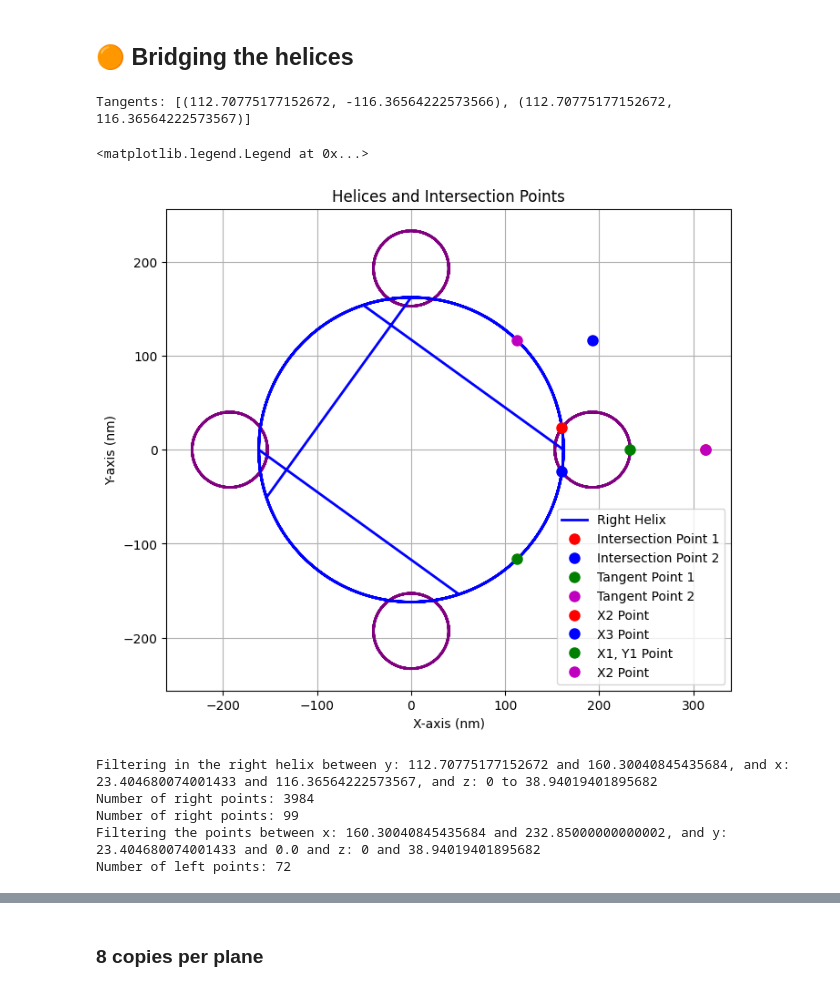
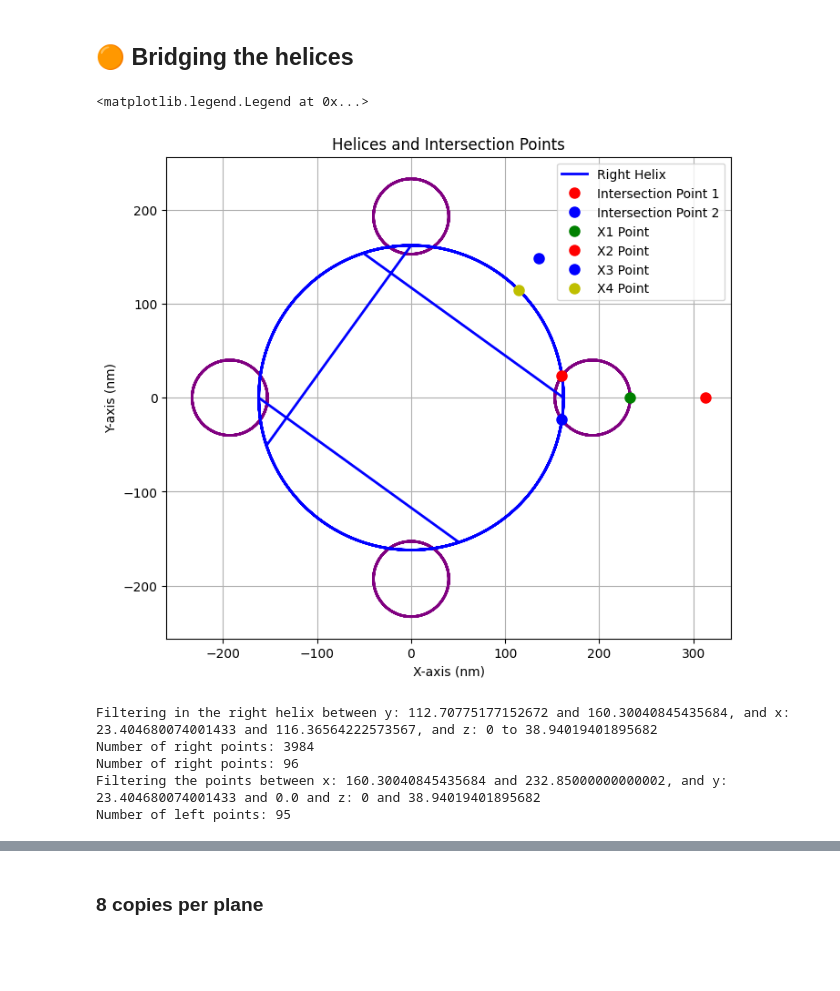
Before and after one commit to rubizarmiento/Chloroplast, a Jupyter notebook: remeshing.ipynb, the cells around one changed output, grey strips where cells are left out. Saved outputs shown, nothing was run; the diff lists cells and outputs as text; code cells hidden in the pictures; blank space fills up the shorter version.

Commit message:
Changed loop contruction to reduce the number of basic elements to 3

```diff
--- a/remeshing.ipynb
+++ b/remeshing.ipynb
@@ -4167,6 +4167,8 @@ OBJ file '/Users/rubi/Documents/GitHub/Chloroplast/models/subgrid_pitch_boxes_1n
 # %% [markdown]
 ## 🟠 Bridging the helices
 # %%
+
+
 tangent_angle = 0  # Angle left handed helix to draw the tangents (degrees)
 
 intersections = find_cicles_intersection(
@@ -4176,78 +4178,83 @@ intersections = find_cicles_intersection(
     c2=(0, 0)
 )
 
-x1, y1 = get_x_y_coordinantes_circle_angle(total_radius_left_helix, c1=(d_granum_helix, 0), angle=tangent_angle)
+x1, y1 = get_x_y_coordinantes_circle_angle(total_radius_left_helix, c1=(d_granum_helix, 0), angle=0)
+x4, y4 = get_x_y_coordinantes_circle_angle(total_radius_right_helix, c1=(0, 0), angle=45)
 
 
 
+#tangents = tangent_points_from_circle_point(
+#    c1=(d_granum_helix, 0),
+#    r1=total_radius_left_helix,
+#    c2=(0, 0),
+#    r2=total_radius_right_helix,
+#    point_on_c1=(x1, y1)
+#)
+#print("Tangents:", tangents)
 
-tangents = tangent_points_from_circle_point(
-    c1=(d_granum_helix, 0),
-    r1=total_radius_left_helix,
-    c2=(0, 0),
-    r2=total_radius_right_helix,
-    point_on_c1=(x1, y1)
-)
-print("Tangents:", tangents)
-
-x2 = x1 + 2*total_radius_left_helix
-y2= y1  # y2 is the same as y1 since the tangent is horizontal
-x3 = tangents[1][0] + 2*total_radius_left_helix
-y3 = tangents[1][1]  # y3 is the same as y2 since the tangent is horizontal
+x2 = x1 + 2*total_radius_left_helix  # right_helix end + total_radius_right_helix at 45 degrees
+y2= y1
+angle =45
+x3 = x4 + total_radius_left_helix * math.cos(angle) # left_helix end + total_radius_right_helix
+y3 = y4 + total_radius_left_helix * math.sin(angle)
 
 
 # Create a figure and axis
 fig, ax = plt.subplots(figsize=(8, 8))
 # Plot the left-handed helix
 for i in range(len(array_left_outer_helices)):
     helix = array_left_outer_helices[i].points
     ax.plot(helix[:, 0], helix[:, 1], color='purple', linewidth=2, label='Left Helix' if helix is array_left_outer_helices[0] else "")
 
 # Plot the right-handed helix
 ax.plot(combined_right_outer_helices.points[:, 0], combined_right_outer_helices.points[:, 1], color='blue', linewidth=2, label='Right Helix')
 # Plot the intersection points
 ax.plot(intersections[0][0], intersections[0][1], 'ro', markersize=8, label='Intersection Point 1')
 ax.plot(intersections[1][0], intersections[1][1], 'bo', markersize=8, label='Intersection Point 2')
 
 # Plot the second tangent points
-ax.plot(tangents[0][0], tangents[0][1], 'go', markersize=8, label='Tangent Point 1')
-ax.plot(tangents[1][0], tangents[1][1], 'mo', markersize=8, label='Tangent Point 2')
+#ax.plot(tangents[0][0], tangents[0][1], 'go', markersize=8, label='Tangent Point 1')
+#ax.plot(tangents[1][0], tangents[1][1], 'mo', markersize=8, label='Tangent Point 2')
 
 # Plot extra points
+ax.plot(x1, y1, 'go', markersize=8, label='X1 Point')
 ax.plot(x2, y2, 'ro', markersize=8, label='X2 Point')
 ax.plot(x3, y3, 'bo', markersize=8, label='X3 Point')
-
-# Plot the x1, y1 point
-ax.plot(x1, y1, 'go', markersize=8, label='X1, Y1 Point')
-ax.plot(x2, y1, 'mo', markersize=8, label='X2 Point')
+ax.plot(x4, y4, 'yo', markersize=8, label='X4 Point')
 # Set equal aspect ratio
 ax.set_aspect('equal', adjustable='box')
 # Set labels and title
 ax.set_xlabel('X-axis (nm)')
 ax.set_ylabel('Y-axis (nm)')
 ax.set_title('Helices and Intersection Points')
 # Add grid
 ax.grid(True)
 # Add legend
 ax.legend()
 # Show the plot
 #plt.show()
 # %% [output]
-Tangents: [(112.70775177152672, -116.36564222573566), (112.70775177152672, 116.36564222573567)]
+<matplotlib.legend.Legend at 0x...>
-<matplotlib.legend.Legend at 0x...>
-[figure, old version]
+[figure, new version]
 # %%
 #right points are higer than intersection 1 y and lower than tangent 2 y and within intersection 1 x and tangent 2 x
 right_points = []
 print(f"Filtering in the right helix between y: {tangents[1][0]} and {intersections[0][0]}, and x: {intersections[0][1]} and {tangents[1][1]}, and z: 0 to {pitch_left-height_granum*2}")
 print(f"Number of right points: {len(combined_right_outer_helices.points)}")
-
 for point in combined_right_outer_helices.points:
-    if (point[1] > intersections[0][1] and point[1] < tangents[1][1] and
-        point[0] > tangents[1][0] and point[0] < intersections[0][0] and
+    if (point[0] > x4 and point[0] < intersections[0][0] and
+        point[1] > intersections[0][1] and point[1] < y4 and
         point[2] >= -pitch_left/2 and point[2] <= pitch_left/2 ):
         right_points.append(point)
 print(f"Number of right points: {len(right_points)}")
+
+
+#for point in combined_right_outer_helices.points:
+#    if (point[1] > intersections[0][1] and point[1] < tangents[1][1] and
+#        point[0] > tangents[1][0] and point[0] < intersections[0][0] and
+#        point[2] >= -pitch_left/2 and point[2] <= pitch_left/2 ):
+#        right_points.append(point)
+#print(f"Number of right points: {len(right_points)}")
 
 # The left points are higher than intersection 1 y and lower than y1 and within intersection 1 x and point x1 and z0 and pitch_left
 # Move spline
@@ -4256,8 +4263,8 @@ print(f"Number of right points: {len(right_points)}")
 left_points = []
 print(f"Filtering the points between x: {intersections[0][0]} and {x1}, and y: {intersections[0][1]} and {y1} and z: 0 and {pitch_left-height_granum*2}")
 for point in array_left_outer_helices[1].points:
-    if (point[1] >= intersections[0][1] and point[1] and
-        point[0] >= intersections[0][0] and point[0] <= x1 and
+    if (point[0] >= intersections[0][0] and point[0] <= x1 and
+        point[1] >= y1 and
         point[2] >= -pitch_left/2 and point[2] <= pitch_left/2):
         left_points.append(point)
 print(f"Number of left points: {len(left_points)}")
@@ -4300,9 +4307,9 @@ point3_to_right = line_between_points(point3, right_points[-1], n_segments=resol
 # %% [output]
 Filtering in the right helix between y: 112.70775177152672 and 160.30040845435684, and x: 23.404680074001433 and 116.36564222573567, and z: 0 to 38.94019401895682
 Number of right points: 3984
-Number of right points: 99
+Number of right points: 96
 Filtering the points between x: 160.30040845435684 and 232.85000000000002, and y: 23.404680074001433 and 0.0 and z: 0 and 38.94019401895682
-Number of left points: 72
+Number of left points: 95
 # %%
 # Plot right and left points
 plot = pv.Plotter(window_size=[1600, 600])
```
Also changed, not shown: parts of 9 cells of this notebook, 1 other file.
